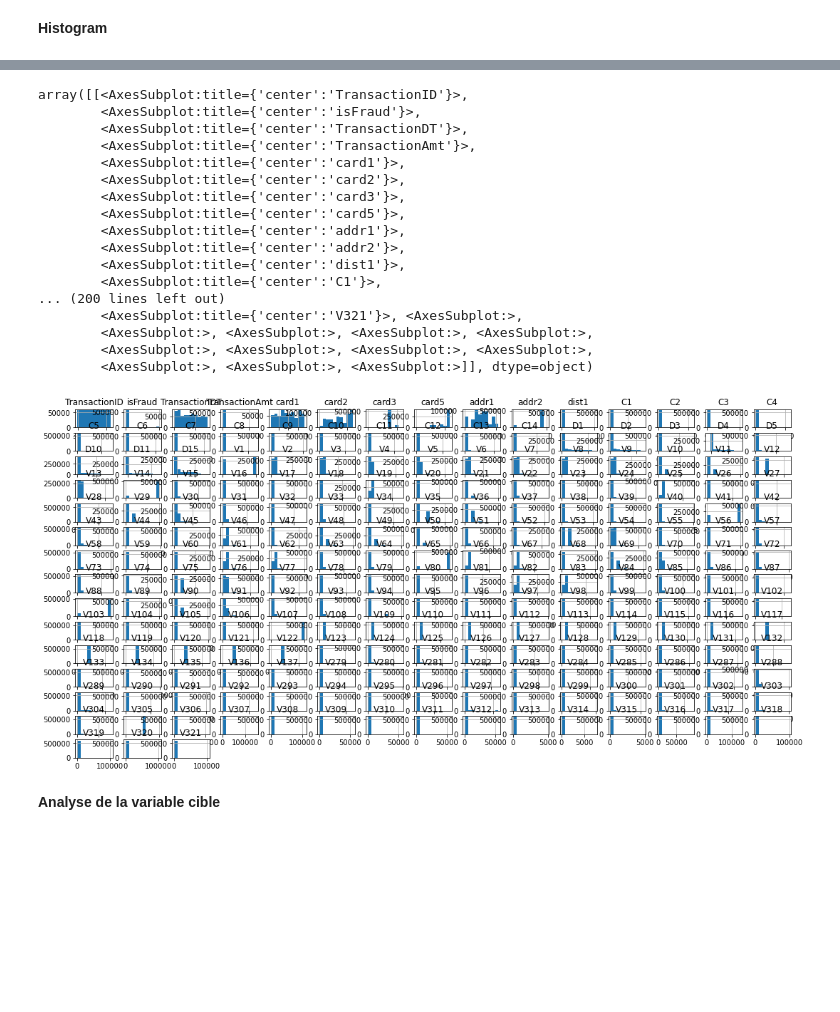
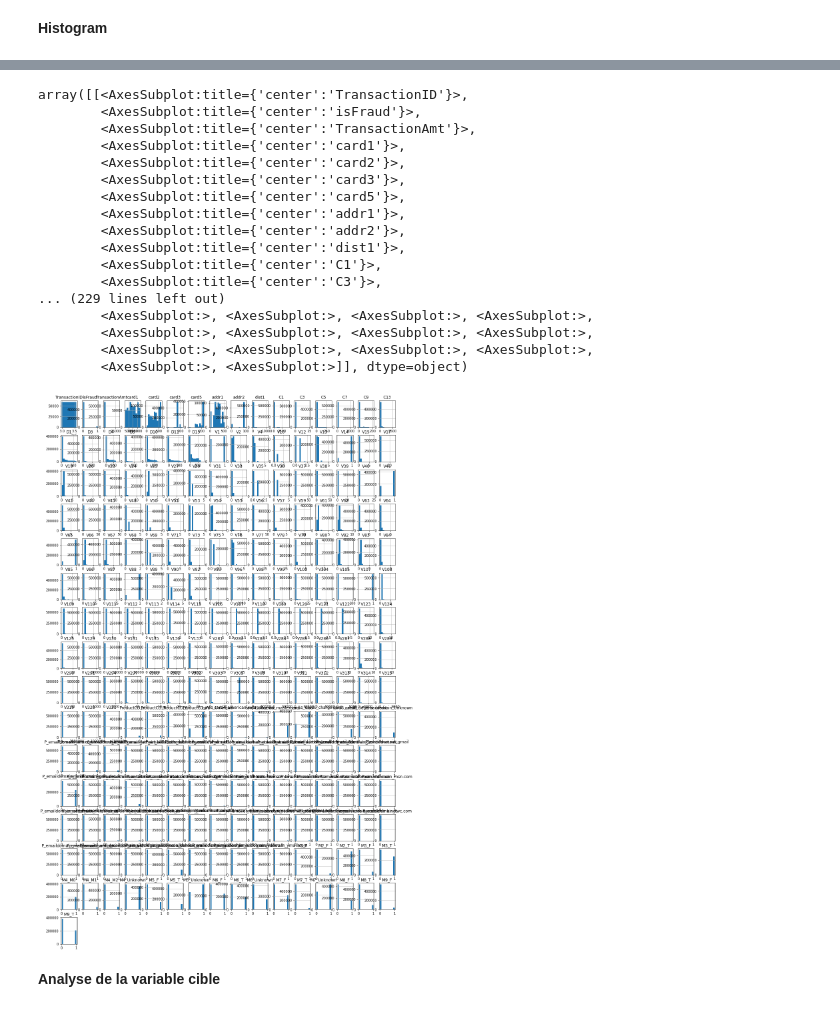
Before and after one commit to abakamousa/fraud_detection, a Jupyter notebook: Fraud_detection.ipynb, the cells around one changed output, grey strips where cells are left out. Saved outputs shown, nothing was run; the diff lists cells and outputs as text; code cells hidden in the pictures; blank space fills up the shorter version.

```diff
--- a/Fraud_detection.ipynb
+++ b/Fraud_detection.ipynb
@@ -191,5 +191,5 @@ sns.boxplot(data=train, orient="h", palette="Set2")
 **Histogram**
 # %%
 %%time
-train.hist(figsize=(18,9))
+train.hist(figsize=(18,30));
 # %% [output]
@@ -197,21 +197,21 @@ Wall time: 15 s
 array([[<AxesSubplot:title={'center':'TransactionID'}>,
         <AxesSubplot:title={'center':'isFraud'}>,
-        <AxesSubplot:title={'center':'TransactionDT'}>,
         <AxesSubplot:title={'center':'TransactionAmt'}>,
         <AxesSubplot:title={'center':'card1'}>,
         <AxesSubplot:title={'center':'card2'}>,
         <AxesSubplot:title={'center':'card3'}>,
         <AxesSubplot:title={'center':'card5'}>,
         <AxesSubplot:title={'center':'addr1'}>,
         <AxesSubplot:title={'center':'addr2'}>,
         <AxesSubplot:title={'center':'dist1'}>,
         <AxesSubplot:title={'center':'C1'}>,
-... (200 lines left out)
-        <AxesSubplot:title={'center':'V321'}>, <AxesSubplot:>,
+        <AxesSubplot:title={'center':'C3'}>,
+... (229 lines left out)
         <AxesSubplot:>, <AxesSubplot:>, <AxesSubplot:>, <AxesSubplot:>,
         <AxesSubplot:>, <AxesSubplot:>, <AxesSubplot:>, <AxesSubplot:>,
-        <AxesSubplot:>, <AxesSubplot:>, <AxesSubplot:>]], dtype=object)
+        <AxesSubplot:>, <AxesSubplot:>, <AxesSubplot:>, <AxesSubplot:>,
+        <AxesSubplot:>, <AxesSubplot:>]], dtype=object)
-[figure, old version]
+[figure, new version]
 # %% [markdown]
 **Analyse de la variable cible**
 # %%
```
Also changed, not shown: parts of 8 cells of this notebook.
